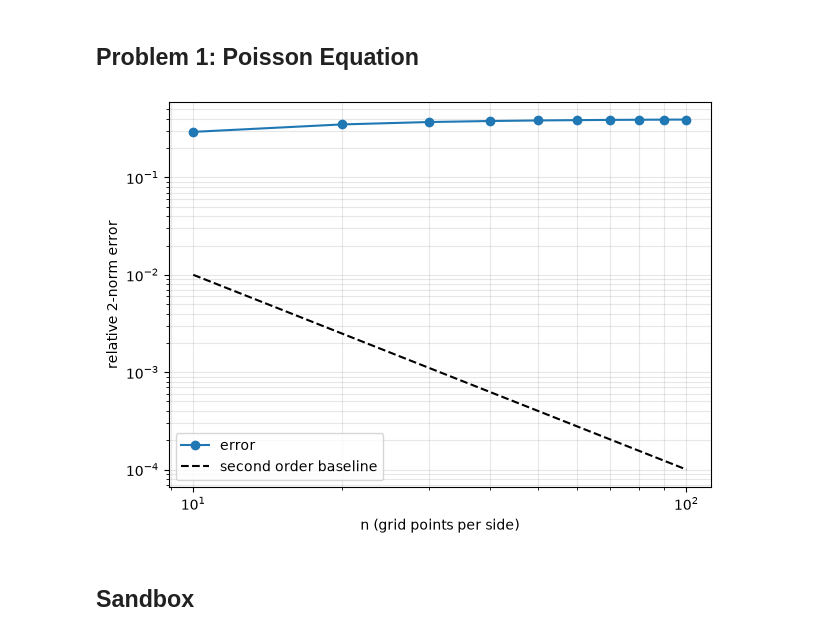
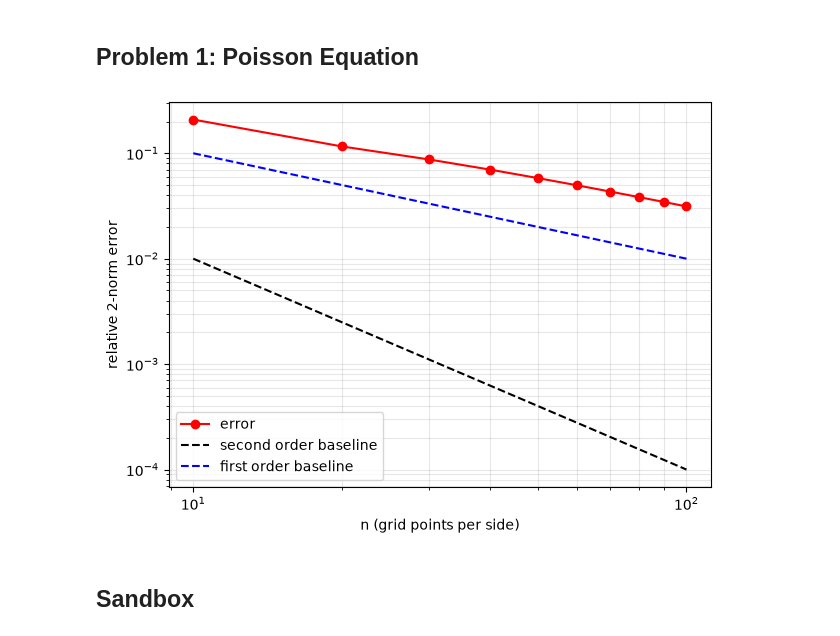
Before and after one commit to sgravelle/pde_hw2, a Jupyter notebook: hw2.ipynb, the cells around one changed output. Saved outputs shown, nothing was run; the diff lists cells and outputs as text; code cells hidden in the pictures.

Commit message:
less horrid error

```diff
--- a/hw2.ipynb
+++ b/hw2.ipynb
@@ -48,7 +48,7 @@ def sol_poisson(N, f_rhs):
         for j in range(N):
             k = i + j * N      # Flattened index
             if i % N == 0:
-                arr_rhs[k] = H*H*np.sin(2*y_grid[j])   # Dirichlet BC on left and right vertical axes
+                arr_rhs[k] = np.sin(2*y_grid[j])   # Dirichlet BC on left and right vertical axes
                 rows.append(k); cols.append(k); vals.append(1)
             elif j == 0 or j == N-1:
                 arr_rhs[k] = 0      # Dirichlet BC on top and bottom horizontal axes
@@ -103,26 +103,28 @@ def gridify(func, N):
 # %%
 # Plot error
 
 num_gpts = np.arange(10, 101, 10)
 
 sols = [sol_poisson(n, f_rhs) for n in num_gpts]
 exacts = [gridify(f_manu, n) for n in num_gpts]
 errors = [la.norm(sols[idx] - exacts[idx]) / la.norm(exacts[idx]) for idx in range(len(num_gpts))]
 
 fig1, ax1 = plt.subplots(figsize=(7, 5))
-ax1.loglog(num_gpts, errors, "o-", label="error")
+ax1.loglog(num_gpts, errors, "o-", color="red", label="error")
 
 ax1.loglog(num_gpts, 1/(num_gpts*num_gpts), "--", color="black", label="second order baseline") # Second order reference
+
+ax1.loglog(num_gpts, 1/(num_gpts), "--", color="blue", label="first order baseline") # First order reference
 
 ax1.set_xlabel("n (grid points per side)")
 ax1.set_ylabel("relative 2-norm error")
 ax1.grid(True, which="both", alpha=0.3)
 ax1.legend()
 plt.show()
 
 fig1.savefig("error_plot1.pdf", bbox_inches="tight")
 # %% [output]
-[figure, old version]
+[figure, new version]
 # %% [markdown]
 ## Sandbox
 # %%
```
Also changed, not shown: 1 other file.
